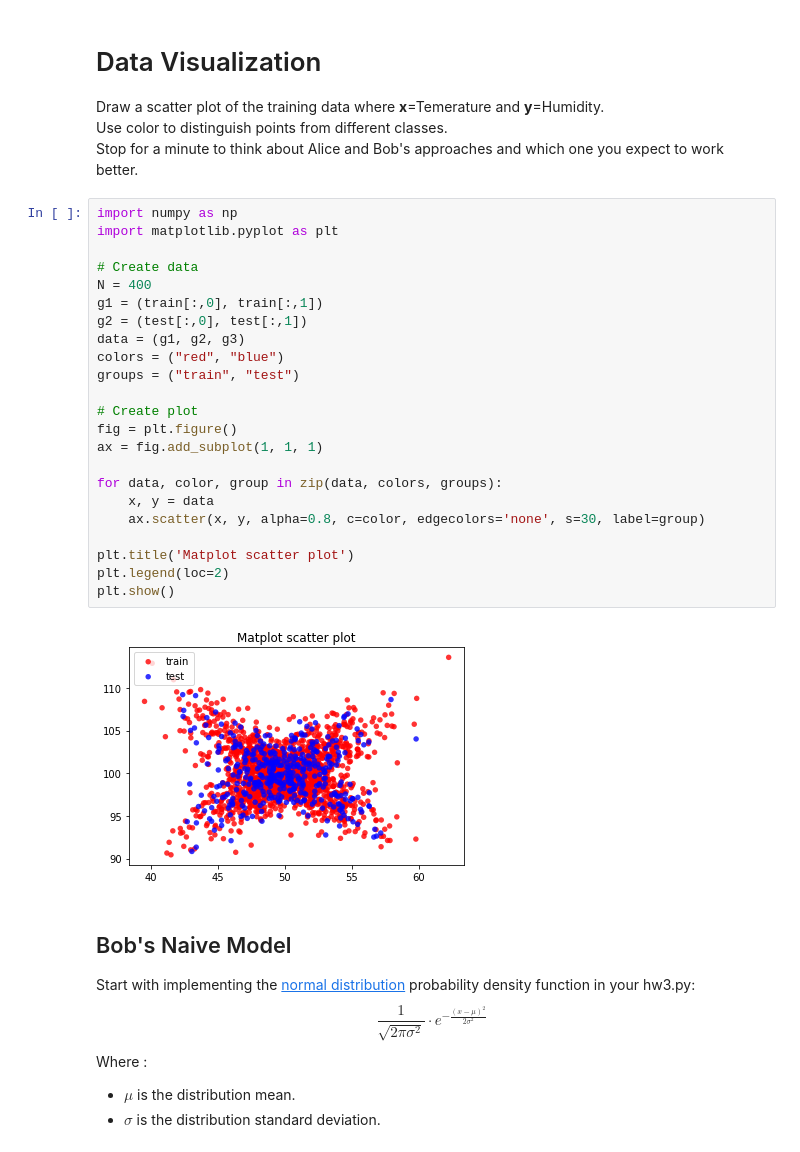
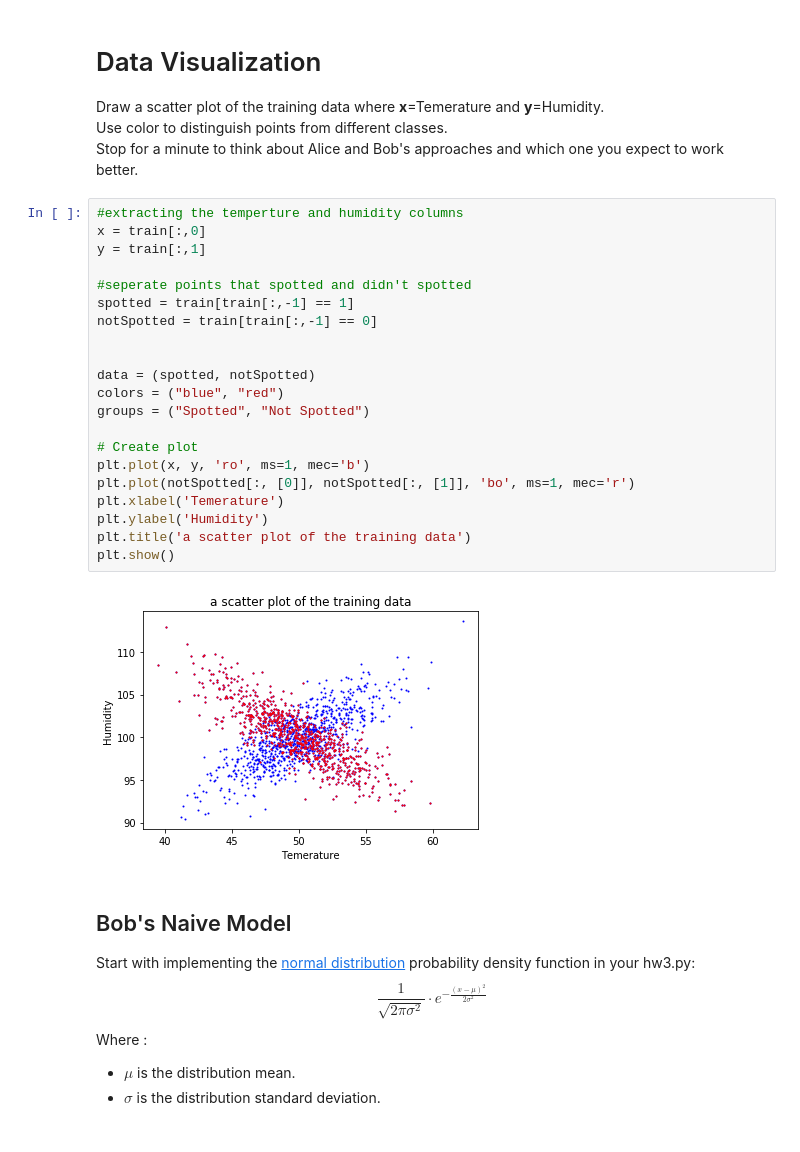
Before and after one commit to YonatanEldan/Machine-Learning-HW3, a Jupyter notebook: MAP_Classifier.ipynb, the cells around one changed output. Drawn from its saved outputs; the diff is of its cells as text.

```diff
--- a/MAP_Classifier.ipynb
+++ b/MAP_Classifier.ipynb
@@ -80,31 +80,29 @@ test = df.values
 Draw a scatter plot of the training data where __x__=Temerature and **y**=Humidity. <br>
 Use color to distinguish points from different classes.<br>
 Stop for a minute to think about Alice and Bob's approaches and which one you expect to work better.
-# %%
-import numpy as np
-import matplotlib.pyplot as plt
-
-# Create data
-N = 400
-g1 = (train[:,0], train[:,1])
-g2 = (test[:,0], test[:,1])
-data = (g1, g2, g3)
-colors = ("red", "blue")
-groups = ("train", "test")
-
-# Create plot
-fig = plt.figure()
-ax = fig.add_subplot(1, 1, 1)
-
-for data, color, group in zip(data, colors, groups):
-    x, y = data
-    ax.scatter(x, y, alpha=0.8, c=color, edgecolors='none', s=30, label=group)
-
-plt.title('Matplot scatter plot')
-plt.legend(loc=2)
-plt.show()
-# %% [output]
-[figure, removed]
+# %%
+#extracting the temperture and humidity columns
+x = train[:,0]
+y = train[:,1]
+
+#seperate points that spotted and didn't spotted
+spotted = train[train[:,-1] == 1]
+notSpotted = train[train[:,-1] == 0]
+
+
+data = (spotted, notSpotted)
+colors = ("blue", "red")
+groups = ("Spotted", "Not Spotted")
+
+# Create plot
+plt.plot(x, y, 'ro', ms=1, mec='b')
+plt.plot(notSpotted[:, [0]], notSpotted[:, [1]], 'bo', ms=1, mec='r')
+plt.xlabel('Temerature')
+plt.ylabel('Humidity')
+plt.title('a scatter plot of the training data')
+plt.show()
+# %% [output]
+[figure, added]
 # %% [markdown]
 ## Bob's Naive Model
 
```
Also changed, not shown: parts of 15 cells of this notebook, 1 other file.
